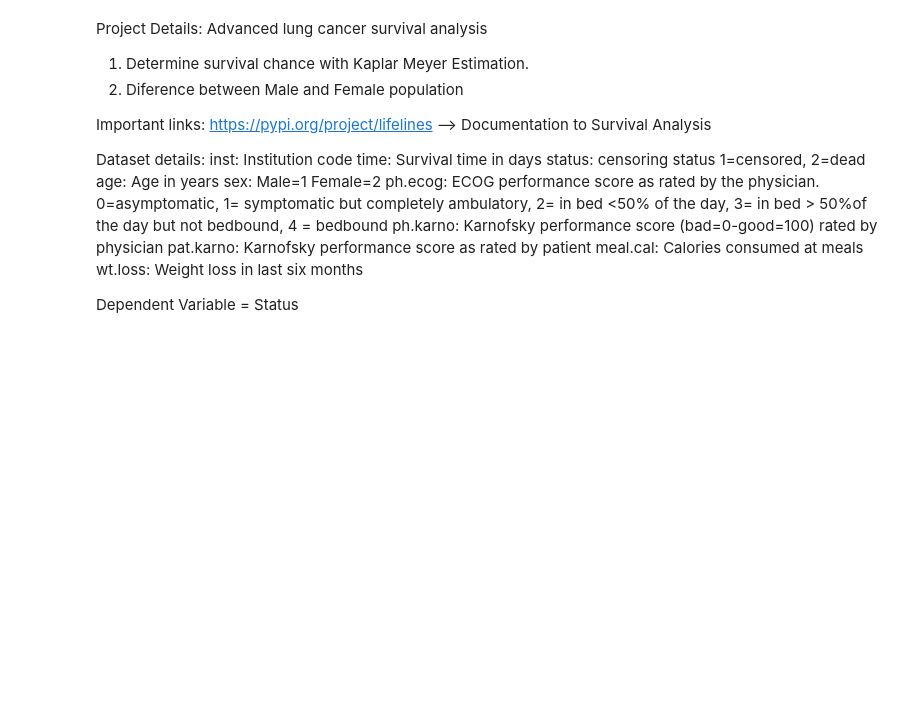
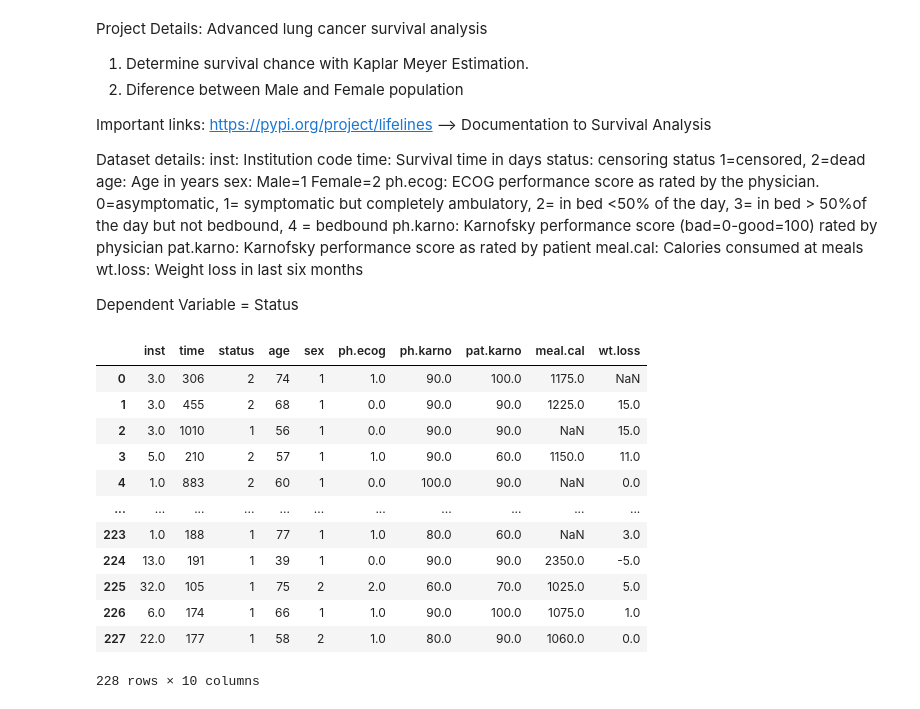
Before and after one commit to drvmuk/data_mining_projects, a Jupyter notebook: lungs_cancer_survival_analytics.ipynb, the cells around one changed output. Cells and saved outputs as stored; diff of their text form; code cells hidden in the pictures; blank space fills up the shorter version.

```diff
--- a/lungs_cancer_survival_analytics.ipynb
+++ b/lungs_cancer_survival_analytics.ipynb
@@ -30,6 +30,21 @@ from lifelines.statistics import logrank_test  # Statistical test
 # %%
 # Import Dataset from statsmodel api
 dataset = sm.datasets.get_rdataset("lung", package="survival").data
+dataset
+# %% [output]
+|  | inst | time | status | age | sex | ph.ecog | ph.karno | pat.karno | meal.cal | wt.loss |
+| 0 | 3.0 | 306 | 2 | 74 | 1 | 1.0 | 90.0 | 100.0 | 1175.0 | NaN |
+| 1 | 3.0 | 455 | 2 | 68 | 1 | 0.0 | 90.0 | 90.0 | 1225.0 | 15.0 |
+| 2 | 3.0 | 1010 | 1 | 56 | 1 | 0.0 | 90.0 | 90.0 | NaN | 15.0 |
+| 3 | 5.0 | 210 | 2 | 57 | 1 | 1.0 | 90.0 | 60.0 | 1150.0 | 11.0 |
+| 4 | 1.0 | 883 | 2 | 60 | 1 | 0.0 | 100.0 | 90.0 | NaN | 0.0 |
+| ... | ... | ... | ... | ... | ... | ... | ... | ... | ... | ... |
+| 223 | 1.0 | 188 | 1 | 77 | 1 | 1.0 | 80.0 | 60.0 | NaN | 3.0 |
+| 224 | 13.0 | 191 | 1 | 39 | 1 | 0.0 | 90.0 | 90.0 | 2350.0 | -5.0 |
+| 225 | 32.0 | 105 | 1 | 75 | 2 | 2.0 | 60.0 | 70.0 | 1025.0 | 5.0 |
+| 226 | 6.0 | 174 | 1 | 66 | 1 | 1.0 | 90.0 | 100.0 | 1075.0 | 1.0 |
+| 227 | 22.0 | 177 | 1 | 58 | 2 | 1.0 | 80.0 | 90.0 | 1060.0 | 0.0 |
+228 rows × 10 columns
 # %%
 # Transforming dependent variables based on inputs from the document
 dataset.loc[dataset.status == 1, "status"] = 0
```
Also changed, not shown: parts of 13 cells of this notebook, 5 other files.
